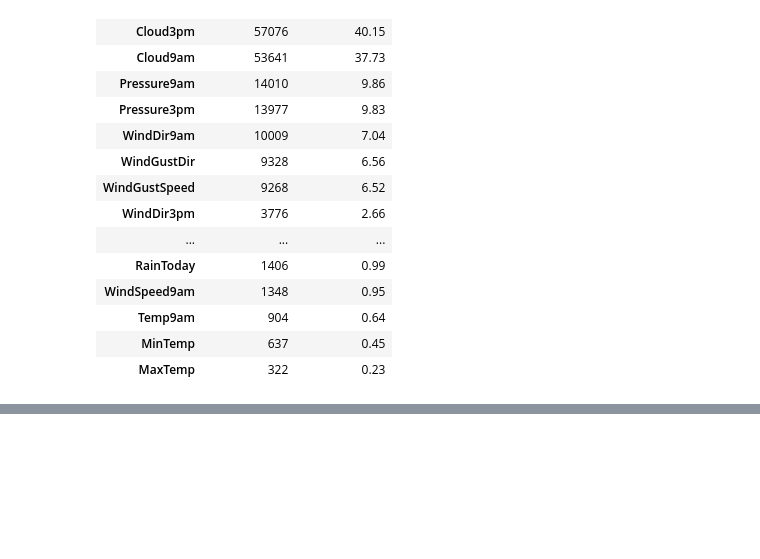
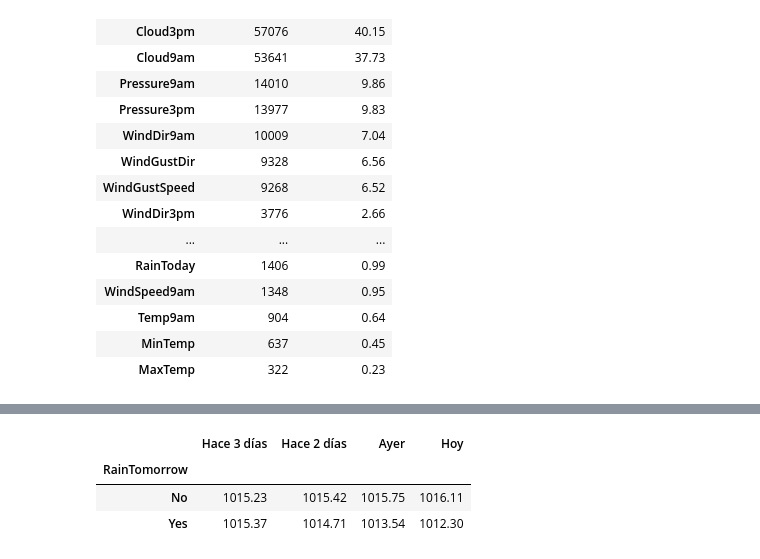
Before and after one commit to federicomarias/AA1-TUIA-Arias-Bousono, a Jupyter notebook: TP-clasificacion-AA1.ipynb, the cells around one changed output, grey strips where cells are left out. Cells and saved outputs as stored; diff of their text form; code cells hidden in the pictures; blank space fills up the shorter version.

```diff
--- a/TP-clasificacion-AA1.ipynb
+++ b/TP-clasificacion-AA1.ipynb
@@ -304,0 +328,28 @@ Para evitar la pérdida de más del 60% del dataset que implicaría una eliminac
+# %%
+# Ordenamos por ciudad y fecha para que los días queden en secuencia dentro de cada ciudad
+df = df.sort_values(['Location', 'Date']).reset_index(drop=True)
+por_ciudad = df.groupby('Location')
+
+# Tabla auxiliar con la presión de hoy
+trayectoria = pd.DataFrame({'Hoy': df['Pressure3pm']})
+
+# Agregamos la presión de 1, 2 y 3 días atrás para la misma ciudad
+for dias_atras in [1, 2, 3]:
+    # Verificamos que la fila de atrás sea realmente de esa cantidad de días antes (puede haber días faltantes)
+    es_dia_correcto = (df['Date'] - por_ciudad['Date'].shift(dias_atras)).dt.days.eq(dias_atras)
+    # Nombre de la columna: "Ayer" o "Hace N días"
+    nombre = 'Ayer' if dias_atras == 1 else f'Hace {dias_atras} días'
+    # Copiamos la presión de ese día. Si el día no está registrado, queda vacío
+    trayectoria[nombre] = por_ciudad['Pressure3pm'].shift(dias_atras).where(es_dia_correcto)
+
+# Ordenamos las columnas
+trayectoria = trayectoria[['Hace 3 días', 'Hace 2 días', 'Ayer', 'Hoy']]
+
+# Presión promedio de cada día, separando según si llueve o no al día siguiente
+promedio = trayectoria.groupby(df['RainTomorrow']).mean().round(2)
+promedio
+# %% [output]
+|  | Hace 3 días | Hace 2 días | Ayer | Hoy |
+| RainTomorrow |  |  |  |  |
+| No | 1015.23 | 1015.42 | 1015.75 | 1016.11 |
+| Yes | 1015.37 | 1014.71 | 1013.54 | 1012.30 |
```
Also changed, not shown: parts of 12 cells of this notebook.
